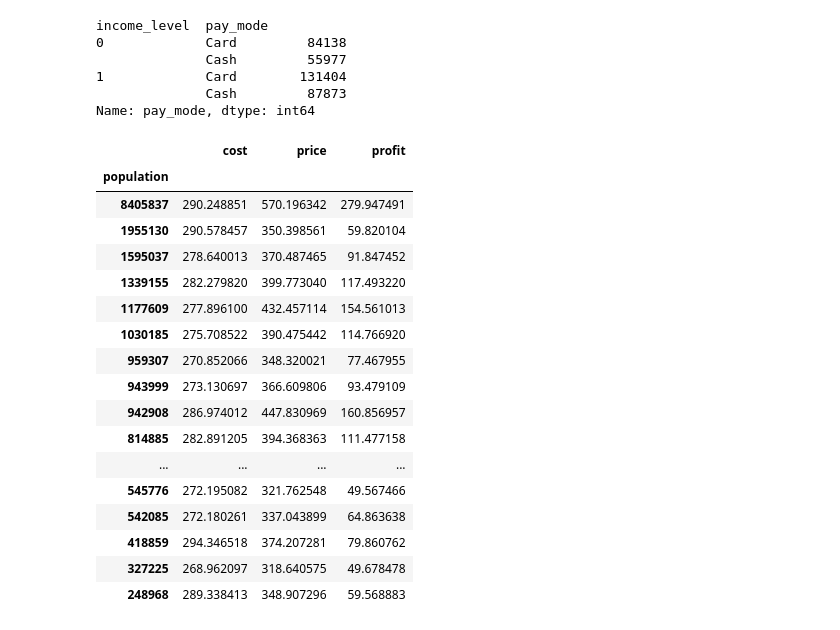
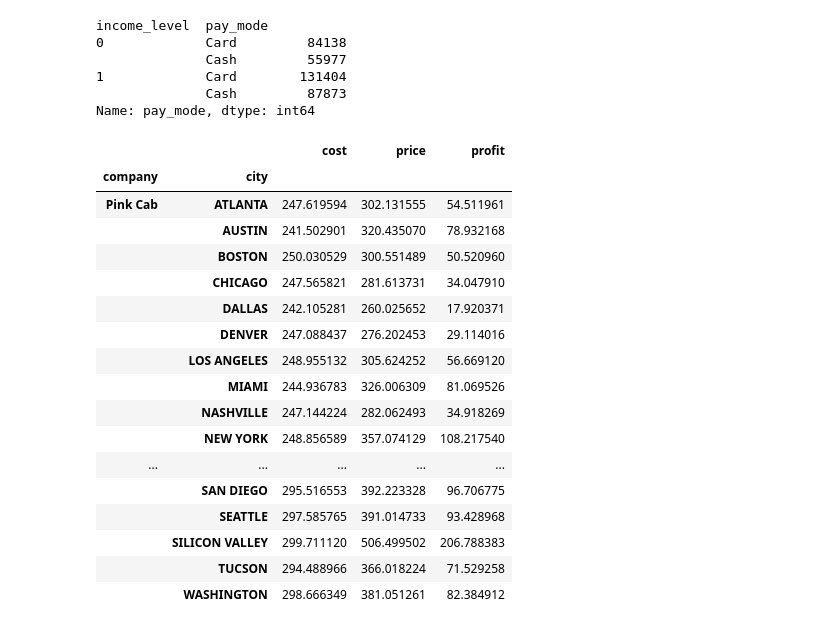
Before and after one commit to udbhavbalaji/G2M-Cab-Investment, a Jupyter notebook: G2M-EDA.ipynb, the cells around one changed output. Cells and saved outputs as stored; diff of their text form; code cells hidden in the pictures.

```diff
--- a/G2M-EDA.ipynb
+++ b/G2M-EDA.ipynb
@@ -214,26 +214,26 @@ income_level  pay_mode
               Cash         87873
 Name: pay_mode, dtype: int64
 # %%
-table = pd.pivot_table(df, values=['cost','price','profit'], index=['population'], aggfunc=np.mean)
+table = pd.pivot_table(df, values=['cost','price','profit'], index=['company','city'], aggfunc=np.mean)
 # %%
-table = table.sort_values(table.index.name, ascending=False)
+# table = table.sort_values(table.index.name, ascending=False)
 table
 # %% [output]
-|  | cost | price | profit |
-| population |  |  |  |
-| 8405837 | 290.248851 | 570.196342 | 279.947491 |
-| 1955130 | 290.578457 | 350.398561 | 59.820104 |
-| 1595037 | 278.640013 | 370.487465 | 91.847452 |
-| 1339155 | 282.279820 | 399.773040 | 117.493220 |
-| 1177609 | 277.896100 | 432.457114 | 154.561013 |
-| 1030185 | 275.708522 | 390.475442 | 114.766920 |
-| 959307 | 270.852066 | 348.320021 | 77.467955 |
-| 943999 | 273.130697 | 366.609806 | 93.479109 |
-| 942908 | 286.974012 | 447.830969 | 160.856957 |
-| 814885 | 282.891205 | 394.368363 | 111.477158 |
-| ... | ... | ... | ... |
-| 545776 | 272.195082 | 321.762548 | 49.567466 |
-| 542085 | 272.180261 | 337.043899 | 64.863638 |
-| 418859 | 294.346518 | 374.207281 | 79.860762 |
-| 327225 | 268.962097 | 318.640575 | 49.678478 |
-| 248968 | 289.338413 | 348.907296 | 59.568883 |
+|  |  | cost | price | profit |
+| company | city |  |  |  |
+| Pink Cab | ATLANTA | 247.619594 | 302.131555 | 54.511961 |
+|  | AUSTIN | 241.502901 | 320.435070 | 78.932168 |
+|  | BOSTON | 250.030529 | 300.551489 | 50.520960 |
+|  | CHICAGO | 247.565821 | 281.613731 | 34.047910 |
+|  | DALLAS | 242.105281 | 260.025652 | 17.920371 |
+|  | DENVER | 247.088437 | 276.202453 | 29.114016 |
+|  | LOS ANGELES | 248.955132 | 305.624252 | 56.669120 |
+|  | MIAMI | 244.936783 | 326.006309 | 81.069526 |
+|  | NASHVILLE | 247.144224 | 282.062493 | 34.918269 |
+|  | NEW YORK | 248.856589 | 357.074129 | 108.217540 |
+| ... | ... | ... | ... | ... |
+|  | SAN DIEGO | 295.516553 | 392.223328 | 96.706775 |
+|  | SEATTLE | 297.585765 | 391.014733 | 93.428968 |
+|  | SILICON VALLEY | 299.711120 | 506.499502 | 206.788383 |
+|  | TUCSON | 294.488966 | 366.018224 | 71.529258 |
+|  | WASHINGTON | 298.666349 | 381.051261 | 82.384912 |
```
Also changed, not shown: parts of 2 cells of this notebook.
